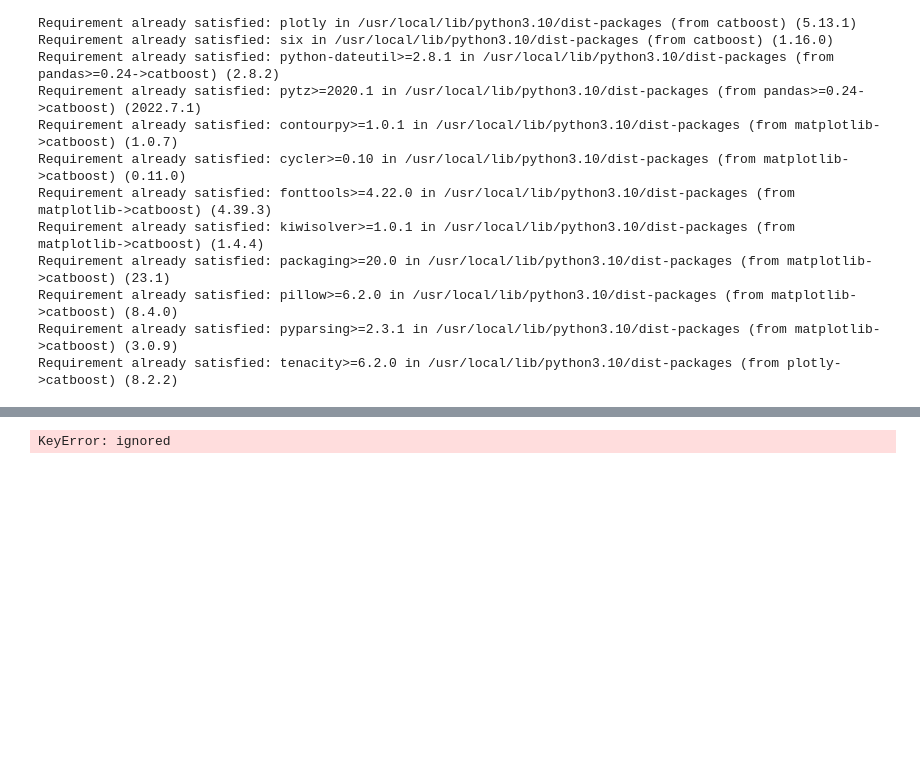
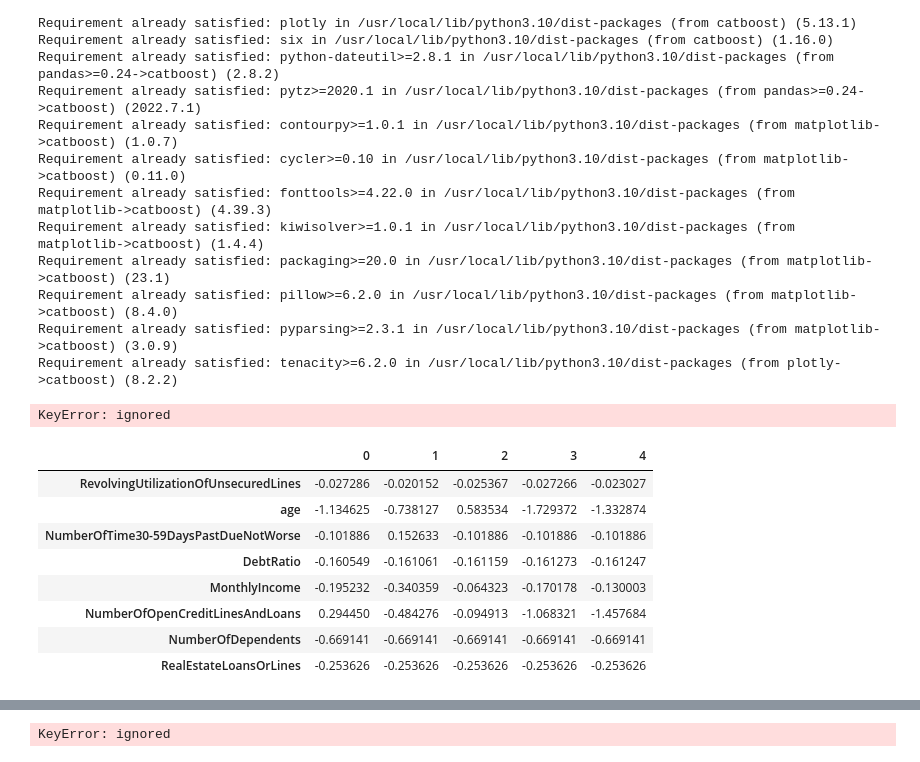
Before and after one commit to MogY23/HSE_project_credit_score_23, a Jupyter notebook: CS_ver_of_MY_new.ipynb, the cells around one changed output, grey strips where cells are left out. Drawn from its saved outputs; the diff is of its cells as text; code cells hidden in the pictures; blank space fills up the shorter version.

```diff
--- a/CS_ver_of_MY_new.ipynb
+++ b/CS_ver_of_MY_new.ipynb
@@ -607,6 +612,22 @@ Requirement already satisfied: pyparsing>=2.3.1 in /usr/local/lib/python3.10/dis
 Requirement already satisfied: tenacity>=6.2.0 in /usr/local/lib/python3.10/dist-packages (from plotly->catboost) (8.2.2)
 # %%
 from catboost import CatBoostClassifier, Pool
+# %%
+Xtest = Xtest.drop(['predictions'],axis=1)
+# %% [output]
+KeyError: ignored
+# %%
+Xtrain.head().T
+# %% [output]
+|  | 0 | 1 | 2 | 3 | 4 |
+| RevolvingUtilizationOfUnsecuredLines | -0.027286 | -0.020152 | -0.025367 | -0.027266 | -0.023027 |
+| age | -1.134625 | -0.738127 | 0.583534 | -1.729372 | -1.332874 |
+| NumberOfTime30-59DaysPastDueNotWorse | -0.101886 | 0.152633 | -0.101886 | -0.101886 | -0.101886 |
+| DebtRatio | -0.160549 | -0.161061 | -0.161159 | -0.161273 | -0.161247 |
+| MonthlyIncome | -0.195232 | -0.340359 | -0.064323 | -0.170178 | -0.130003 |
+| NumberOfOpenCreditLinesAndLoans | 0.294450 | -0.484276 | -0.094913 | -1.068321 | -1.457684 |
+| NumberOfDependents | -0.669141 | -0.669141 | -0.669141 | -0.669141 | -0.669141 |
+| RealEstateLoansOrLines | -0.253626 | -0.253626 | -0.253626 | -0.253626 | -0.253626 |
 # %%
 train_set = Pool(Xtrain, ytrain)
 test_set = Pool(Xtest, ytest)
```
Also changed, not shown: parts of 7 cells of this notebook.
